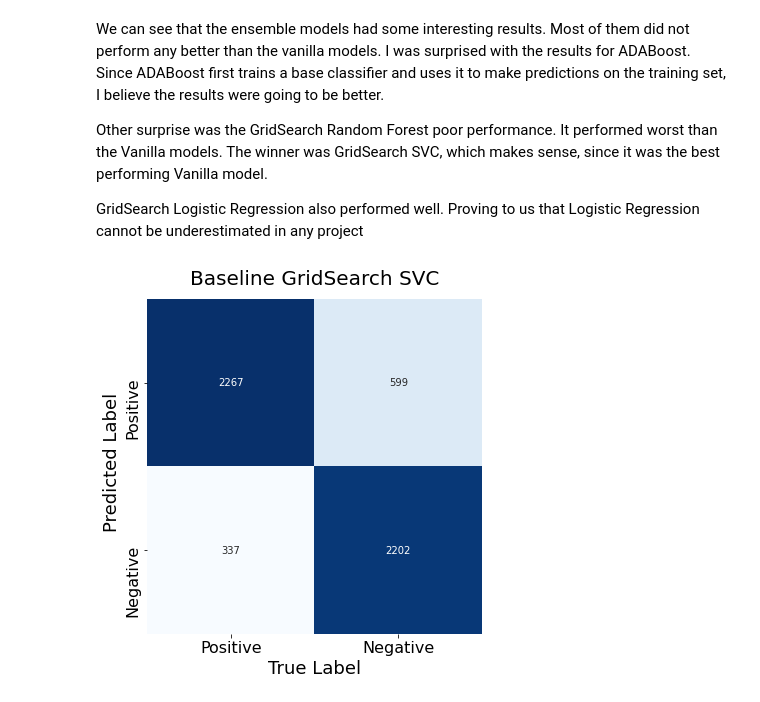
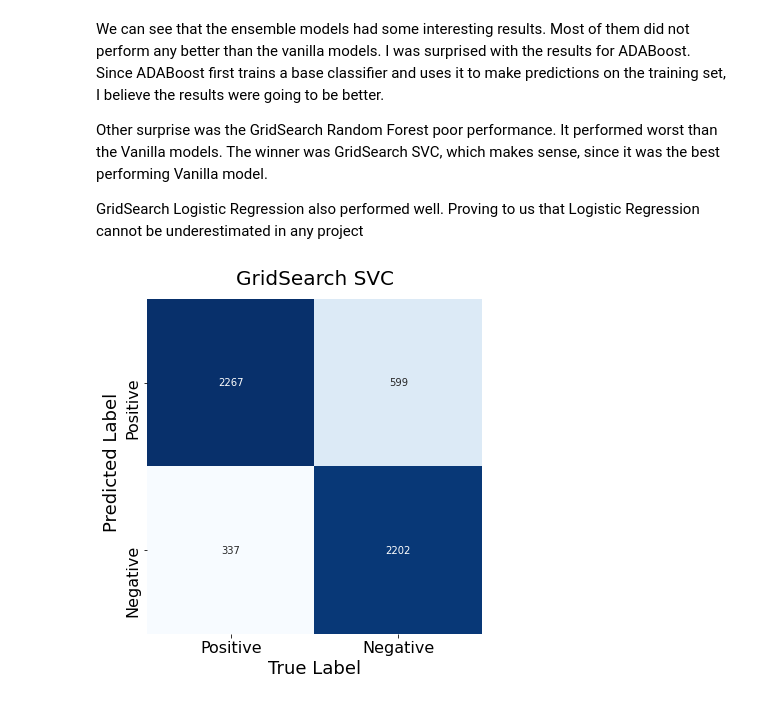
Before and after one commit to ismael-araujo/Hotel-Reviews-Analysis-Using-NLP, a Jupyter notebook: models/ensemble-models.ipynb, the cells around one changed output. Drawn from its saved outputs; the diff is of its cells as text; code cells hidden in the pictures.

```diff
--- a/models/ensemble-models.ipynb
+++ b/models/ensemble-models.ipynb
@@ -612,19 +612,19 @@ GridSearch Logistic Regression also performed well. Proving to us that Logistic
 # %%
 # Plotting a confusion matrix
 plt.figure(figsize=(6, 7))
 mat = confusion_matrix(y_test, y_pred_svc_grid)
 
 sns.heatmap(mat.T, square=True, annot=True, fmt='d', cbar=False,
             xticklabels=['Positive', 'Negative'], yticklabels=['Positive', 'Negative'], cmap="Blues")
 plt.xlabel('True Label', fontsize= 18)
 plt.ylabel('Predicted Label', fontsize= 18)
-plt.title('Baseline GridSearch SVC', fontsize=20)
+plt.title('GridSearch SVC', fontsize=20)
 plt.xticks(fontsize=16)
 plt.yticks(fontsize=16)
 b, t = plt.ylim()
 t -= 0.05
 plt.ylim(b, t)
 plt.savefig('../images/confusion-matrix-ensemble-model.png', bbox_inches = "tight", pad_inches=.5, dpi=300)
 plt.show()
 # %% [output]
-[figure, old version]
+[figure, new version]
```
Also changed, not shown: parts of 1 cell of this notebook, 2 other files.
